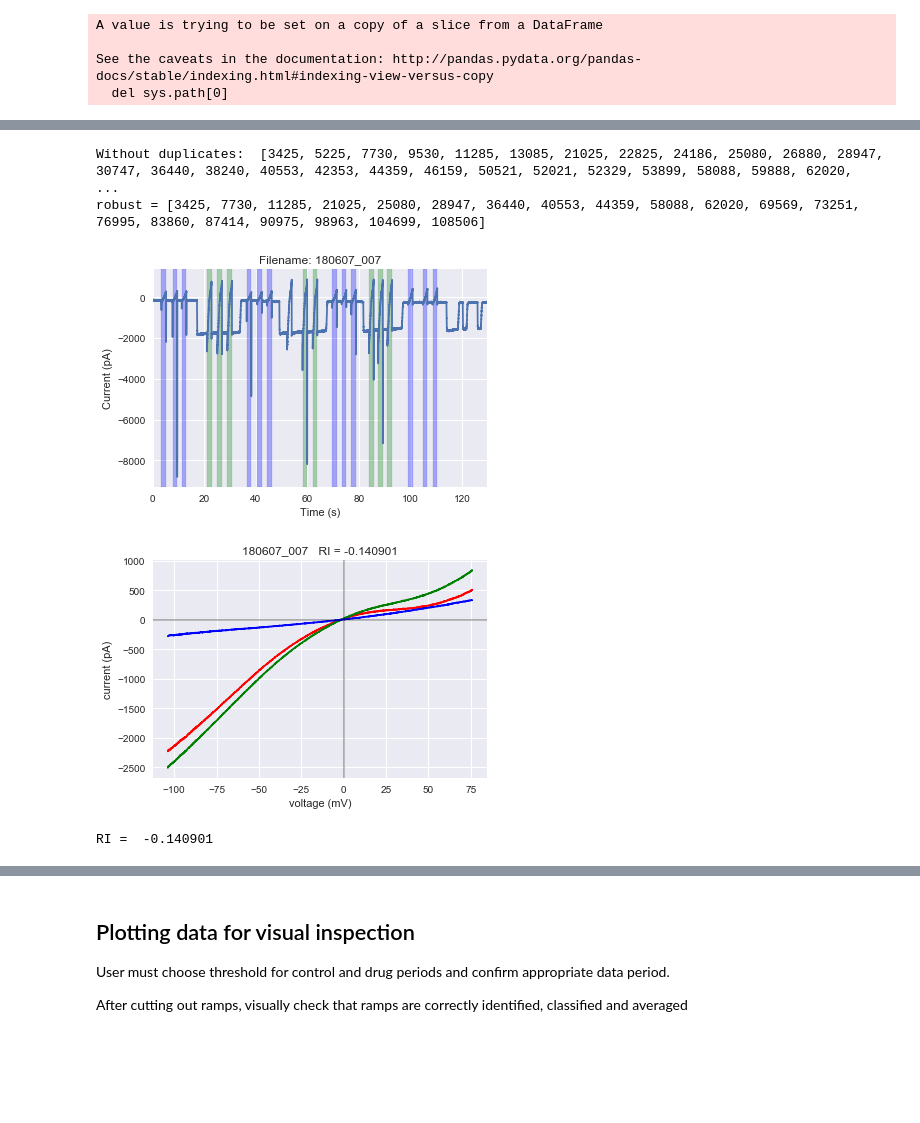
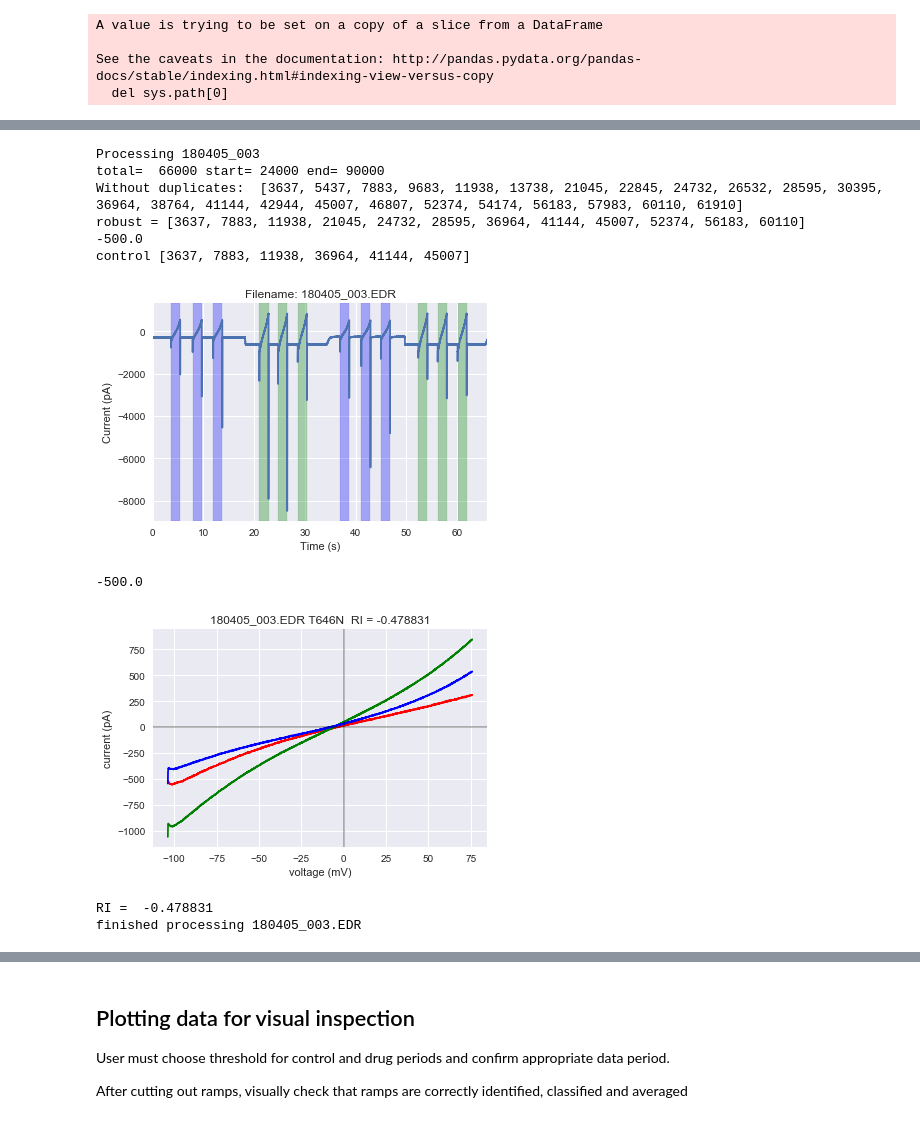
Before and after one commit to KullmannLab/AMPA_Synaptopathies, a Jupyter notebook: AMPAtraceProcessing_May9.ipynb, the cells around one changed output, grey strips where cells are left out. Cells and saved outputs as stored; diff of their text form; code cells hidden in the pictures; blank space fills up the shorter version.

```diff
--- a/AMPAtraceProcessing_May9.ipynb
+++ b/AMPAtraceProcessing_May9.ipynb
@@ -31,6 +31,8 @@ ramps_df = pd.merge(ramps_df, summary_df[['Mutant', 'File']], how='inner', on='F
 # ramps_df.sort_values('Mutant', inplace=True) # Do this for graphing
 ramps_df.reset_index(drop=True, inplace=True)
 
+ramps_df['Analysis_start']=ramps_df['Analysis_start'].replace(0, 1) #functions require -1s before start
+
 # Note: ramps threshold here refers to classifying a ramp as control or drug, not identifying ramps
 # %% [output]
 A value is trying to be set on a copy of a slice from a DataFrame
@@ -50,7 +48,7 @@ ramps_df.head()
 # %%
-'''
+
 class Cell:
-    Loads the data for one cell, as defined in the summary dataframe
+    '''Loads the data for one cell, as defined in the summary dataframe'''
     def __init__(self, filepath, df, row):
         start_ms = int(df['Analysis_start'][row]-1)*1000
         end_ms = int(df['Analysis_end'][row]+2)*1000
@@ -58,16 +56,17 @@ class Cell:
         seg = r.read_segment(lazy=False, cascade=True,)
         I = seg.analogsignals[0]
         self.I = I[start_ms:end_ms]
-        if end_ms > len(I):
+        if end_ms > len(I):  #keep in mind that I and self.I are different
             end_ms = len(I)
         print('total= ' , len(I), 'start=', start_ms, 'end=', end_ms)
         time = seg.analogsignals[0].times # warning: this can extend beyond the length of the recording;
         # can lead to len(t) > len(I)
         self.time = time[0:(end_ms - start_ms)] # In case the I is shorter than specified; need to keep t the same
-'''
+
 
 # This is more flexible not being a class: just use a function and return 2 values (I and t).
 # That allows the inputs to just be passed independent of the class (which requires you to call the df)
+
 
 def read_currentTime_batch(filepath, df, row):
     '''Returns time and current from WinEDR file, trimming the file according to df. Units are extracted; use .values if necessary'''
@@ -77,7 +76,8 @@ def read_currentTime_batch(filepath, df, row):
     seg = r.read_segment(lazy=False, cascade=True,)
     I = seg.analogsignals[0]
     I = I[start_ms:end_ms]
-    if end_ms > len(I):
+    print('total= ' , len(I), 'start=', start_ms, 'end=', end_ms)
+    if (end_ms - start_ms) > len(I):
         end_ms = len(I)
     time = seg.analogsignals[0].times # warning: this can extend beyond the length of the recording;
     # can lead to len(t) > len(I)
@@ -95,41 +116,63 @@ def read_currentTime_single_file(filepath):
 # %%
-# Task list:
 
+def process_cell(I, time, drug_threshold, filename, mutant = ' '):
+    '''Suitable for individual or batch processing of ramp files
+    Mutant can be left blank or filled in from the df if batch processing
+    Packages functions for: finding ramps, classifying, subtracting, clculating RI,
+    graphing for inspection of ramp classification, graph of ramps and outputting ramp data as csv'''
 
-
-
-def process_cell(I, time, drug_threshold, filename):
-    '''Suitable for individual or batch processing of ramp files'''
-    jumps = find_jumps(data=I) #allow default jump threshold to be 50. Not the same as drug threshold
+    jumps = find_jumps(data=I) #allows default jump threshold to default to 50. Not the same as drug threshold
     ramp_starts = ramp_start_robust(jumps)
     print('robust =', ramp_starts)
 
     c_ramp_starts, d_ramp_starts = control_or_drug(I, drug_threshold, ramp_starts)
-    # print ('time len=', len(time), 'I len=', len(I))
+    print ('control', c_ramp_starts)
+
     plot_trace(time, I, filename, c_ramp_starts, d_ramp_starts)
     subtracted = subtracted_ramp(I, ramp_starts, drug_threshold)
-    RI = rectification(subtracted)
+    RI, pos, neg = rectification(subtracted)
 
     # this needs to be fed data from frame when used for batch
-    graph_final_ramps(I, filename, '', subtracted, c_ramp_starts, d_ramp_starts, RI)#Is this really graphing new data???
+    graph_final_ramps(I, filename, mutant, subtracted, c_ramp_starts, d_ramp_starts, RI)#Is this really graphing new data???
     save_ramp_data(filename, I, time, subtracted, c_ramp_starts, d_ramp_starts)
     # df['RI'][row] = RI
     # Need to add return values?
     # Save c_ramp_starts, d_ramp_starts
 
     print('RI = ', RI)
-    return subtracted, c_ramp_starts, d_ramp_starts
+    return subtracted, c_ramp_starts, d_ramp_starts, RI
 
 
-filepath = '180607_007.EDR'  # currently in this folder, full path not needed
-filename = '180607_007'
-drug_threshold = ramps_df['ramp threshold'][ramps_df['File'] == filename].values[0]
+#filepath = '180607_007.EDR'  # currently in this folder, full path not needed
+#filename = '180607_007'
+#drug_threshold = ramps_df['ramp threshold'][ramps_df['File'] == filename].values[0]
 
-I, time = read_currentTime_single_file(filepath)
-subtracted, c_ramp_starts, d_ramp_starts = process_cell(I, time, drug_threshold, filename)
+#I, time = read_currentTime_single_file(filepath)
+#subtracted, c_ramp_starts, d_ramp_starts, RI = process_cell(I, time, drug_threshold, filename)
+
+
+def process_cells_df(df, row):
+    '''to proccess a single cell, but pulling from the dataframe'''
+    filepath = df['File'][row]
+    print('Processing', filepath)
+    filename = df['File'][row] + '.EDR'
+    I, time = read_currentTime_batch(filename, df, row)
+    drug_threshold = df['ramp threshold'][row]
+    process_cell(I, time, drug_threshold, filename, df['Mutant'][row])
+    print('finished processing', filename)
+    return I, time
+
+
+process_cells_df(ramps_df, 2)
 # %% [output]
-Without duplicates:  [3425, 5225, 7730, 9530, 11285, 13085, 21025, 22825, 24186, 25080, 26880, 28947, 30747, 36440, 38240, 40553, 42353, 44359, 46159, 50521, 52021, 52329, 53899, 58088, 59888, 62020,  ...
-robust = [3425, 7730, 11285, 21025, 25080, 28947, 36440, 40553, 44359, 58088, 62020, 69569, 73251, 76995, 83860, 87414, 90975, 98963, 104699, 108506]
+Processing 180405_003
+total=  66000 start= 24000 end= 90000
+Without duplicates:  [3637, 5437, 7883, 9683, 11938, 13738, 21045, 22845, 24732, 26532, 28595, 30395, 36964, 38764, 41144, 42944, 45007, 46807, 52374, 54174, 56183, 57983, 60110, 61910]
+robust = [3637, 7883, 11938, 21045, 24732, 28595, 36964, 41144, 45007, 52374, 56183, 60110]
+-500.0
+control [3637, 7883, 11938, 36964, 41144, 45007]
-[figure, old version]
+[figure, new version]
+-500.0
-[figure, old version]
+[figure, new version]
-RI =  -0.140901
+RI =  -0.478831
+finished processing 180405_003.EDR
```
Also changed, not shown: parts of 25 cells of this notebook.
